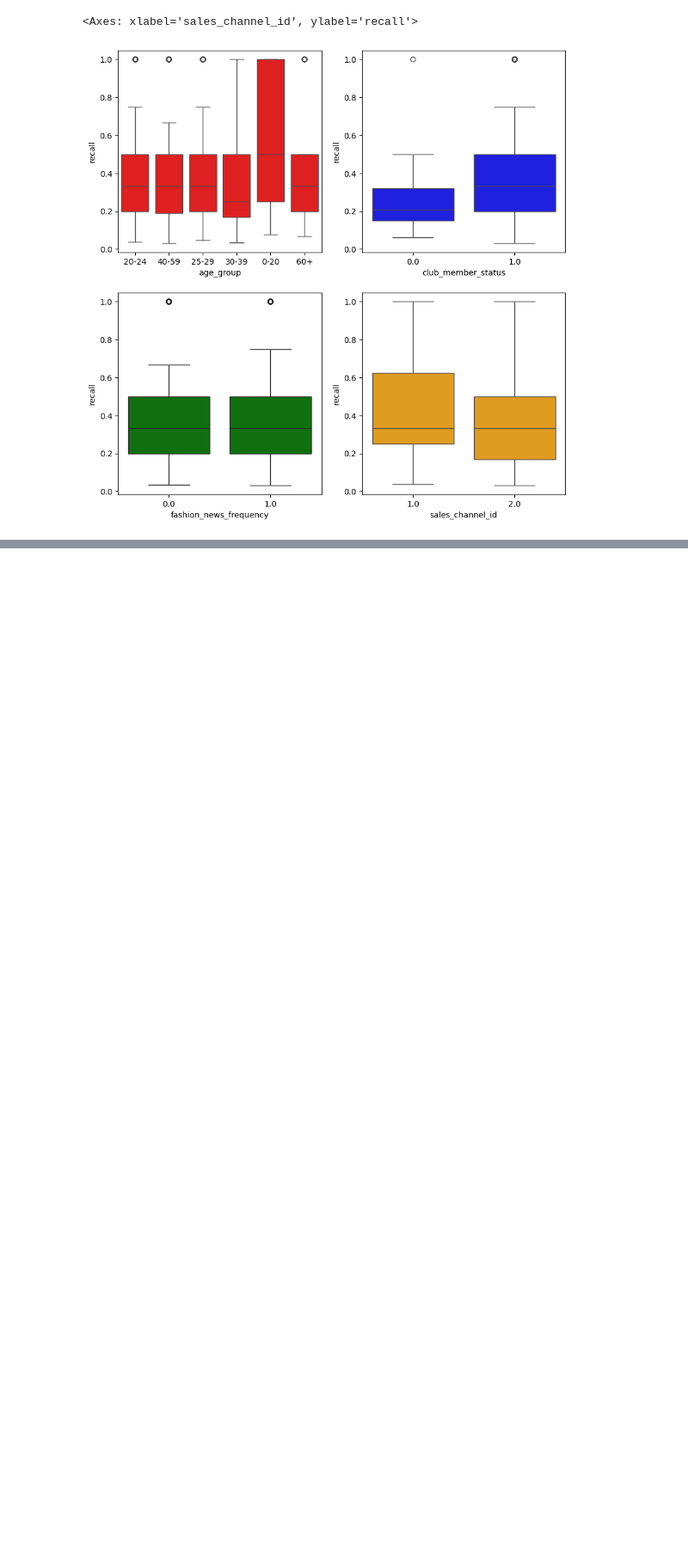
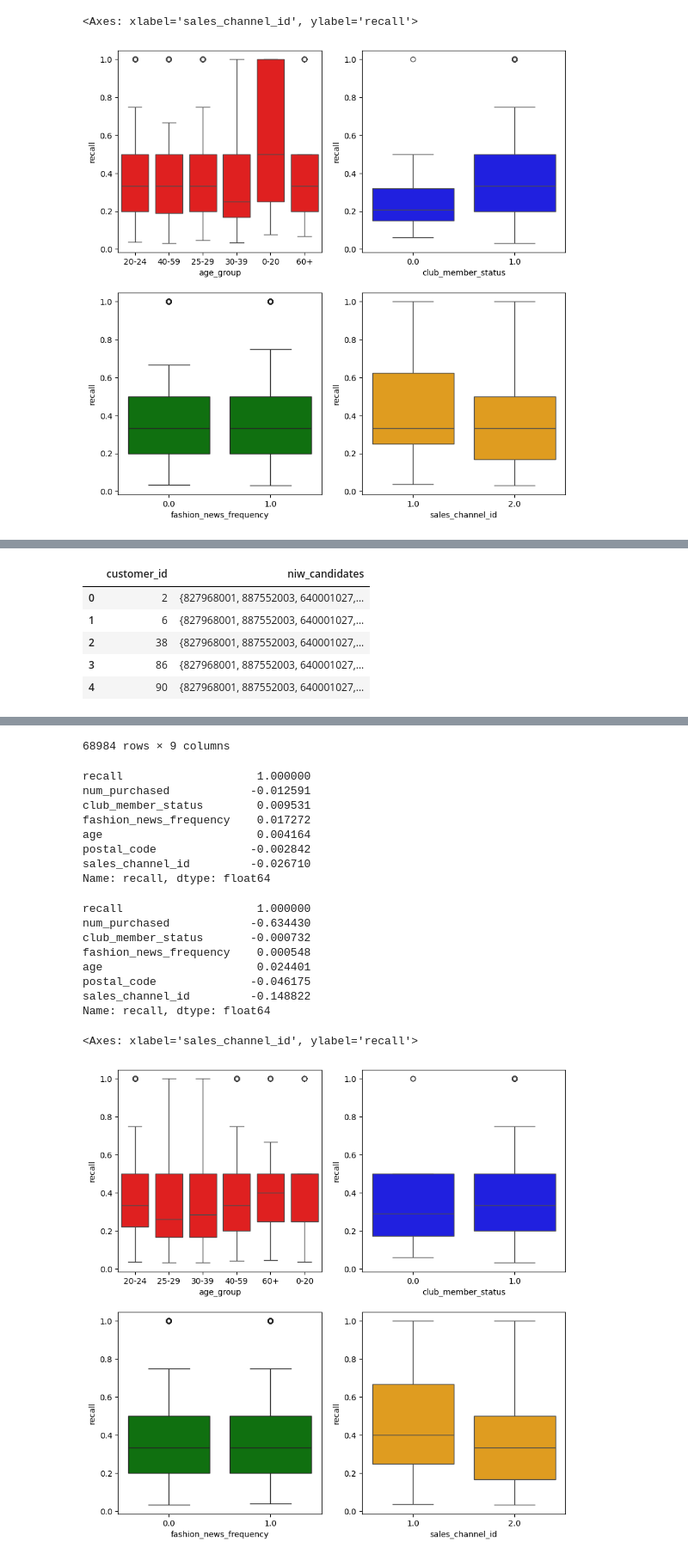
Before and after one commit to LienM/ai-project-23-24, a Jupyter notebook: JakubNiedziela/lecture_7/07_candidate_insights.ipynb, the cells around one changed output, grey strips where cells are left out. Shown at 86% size. Drawn from its saved outputs; the diff is of its cells as text; code cells hidden in the pictures; blank space fills up the shorter version.

Commit message:
feat: add insights plot for final choices

```diff
--- a/JakubNiedziela/lecture_7/07_candidate_insights.ipynb
+++ b/JakubNiedziela/lecture_7/07_candidate_insights.ipynb
@@ -302,0 +307,49 @@ sns.boxplot(data=niw_analysis[niw_analysis.recall > 0], y='recall', x='sales_cha
+# %%
+niw_candidates = pd.read_csv('candidates_200_ranks/niw_candidates_colour_group_name.csv')
+
+niw_candidates_test = niw_candidates[niw_candidates.week == test_week - 1]
+
+niw_baskets = niw_candidates_test.groupby('customer_id')['article_id']\
+    .apply(set)\
+    .reset_index()\
+    .rename(columns={'article_id': 'niw_candidates'})
+
+display(niw_baskets.head())
+
+
+niw_analysis = test_baskets.copy()
+
+niw_analysis = pd.merge(niw_analysis, niw_baskets, on='customer_id', how='left')
+niw_analysis['niw_candidates'] = [x if type(x) == set else set() for x in niw_analysis['niw_candidates']]
+
+niw_analysis['recall'] = niw_analysis.apply(lambda x: recall(x['true_purchase'], x['niw_candidates']), axis=1)
+niw_analysis['num_purchased'] = niw_analysis['true_purchase'].apply(len)
+
+niw_analysis.drop(columns=['true_purchase', 'niw_candidates'], inplace=True)
+
+niw_analysis = pd.merge(niw_analysis, customers, on='customer_id', how='left')
+
+display(niw_analysis)
+
+display(niw_analysis.drop(columns=['customer_id', 'age_group']).corr().loc['recall'])
+
+display(niw_analysis[niw_analysis.recall > 0].drop(columns=['customer_id', 'age_group']).corr().loc['recall'])
+
+
+
+fig, ax = plt.subplots(2, 2, figsize=(10, 10))
+
+sns.boxplot(data=niw_analysis[niw_analysis.recall > 0], y='recall', x='age_group', ax=ax[0][0], color='red')
+
+sns.boxplot(data=niw_analysis[niw_analysis.recall > 0], y='recall', x='club_member_status', ax=ax[0][1], color='blue')
+
+sns.boxplot(data=niw_analysis[niw_analysis.recall > 0], y='recall', x='fashion_news_frequency', ax=ax[1][0], color='green')
+
+sns.boxplot(data=niw_analysis[niw_analysis.recall > 0], y='recall', x='sales_channel_id', ax=ax[1][1], color='orange')
+# %% [output]
+|  | customer_id | niw_candidates |
+| 0 | 2 | {827968001, 887552003, 640001027,... |
+| 1 | 6 | {827968001, 887552003, 640001027,... |
+| 2 | 38 | {827968001, 887552003, 640001027,... |
+| 3 | 86 | {827968001, 887552003, 640001027,... |
+| 4 | 90 | {827968001, 887552003, 640001027,... |
@@ -302,0 +368,19 @@ sns.boxplot(data=niw_analysis[niw_analysis.recall > 0], y='recall', x='sales_cha
+68984 rows × 9 columns
+recall                    1.000000
+num_purchased            -0.012591
+club_member_status        0.009531
+fashion_news_frequency    0.017272
+age                       0.004164
+postal_code              -0.002842
+sales_channel_id         -0.026710
+Name: recall, dtype: float64
+recall                    1.000000
+num_purchased            -0.634430
+club_member_status       -0.000732
+fashion_news_frequency    0.000548
+age                       0.024401
+postal_code              -0.046175
+sales_channel_id         -0.148822
+Name: recall, dtype: float64
+<Axes: xlabel='sales_channel_id', ylabel='recall'>
+[figure, added]
```
Also changed, not shown: parts of 5 cells of this notebook.
